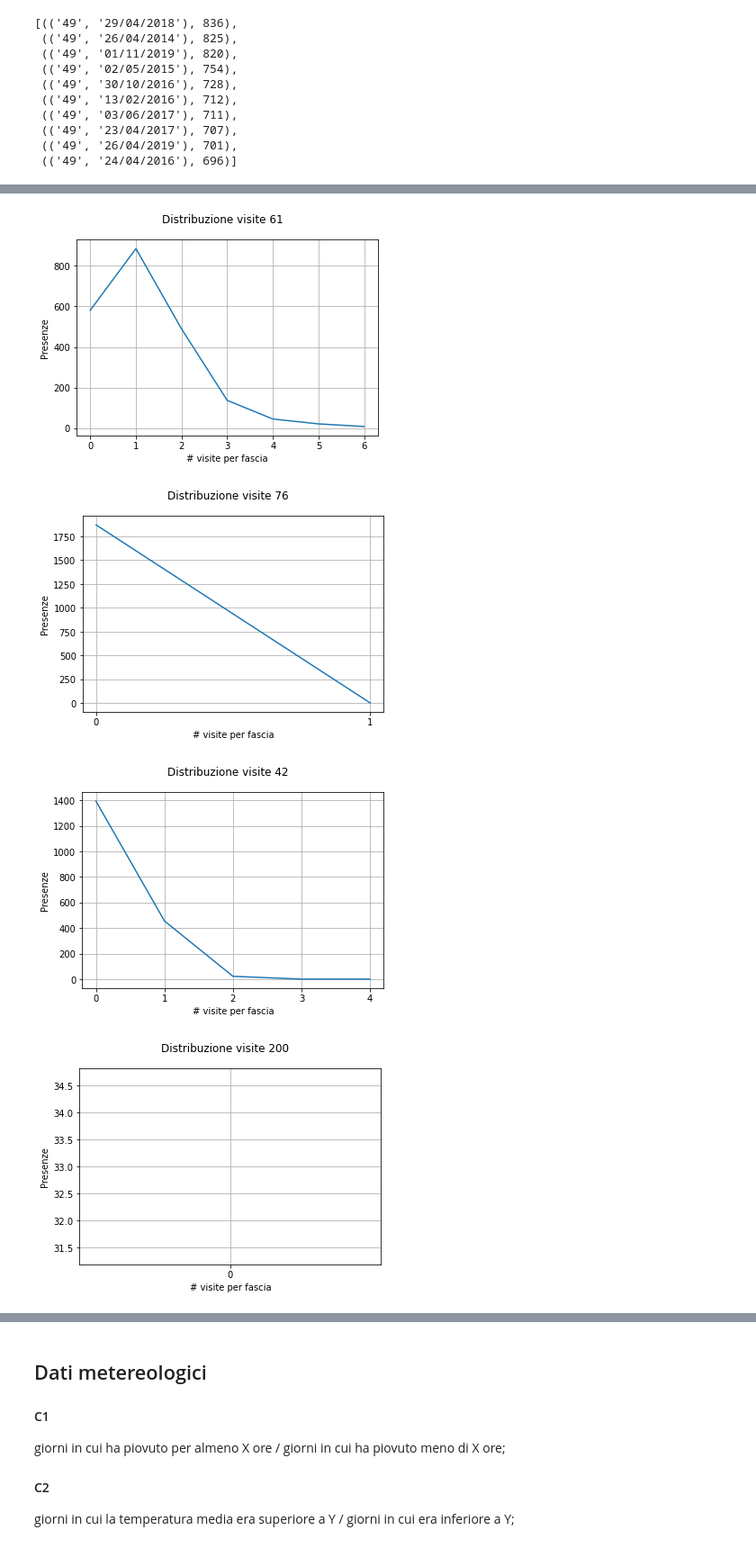
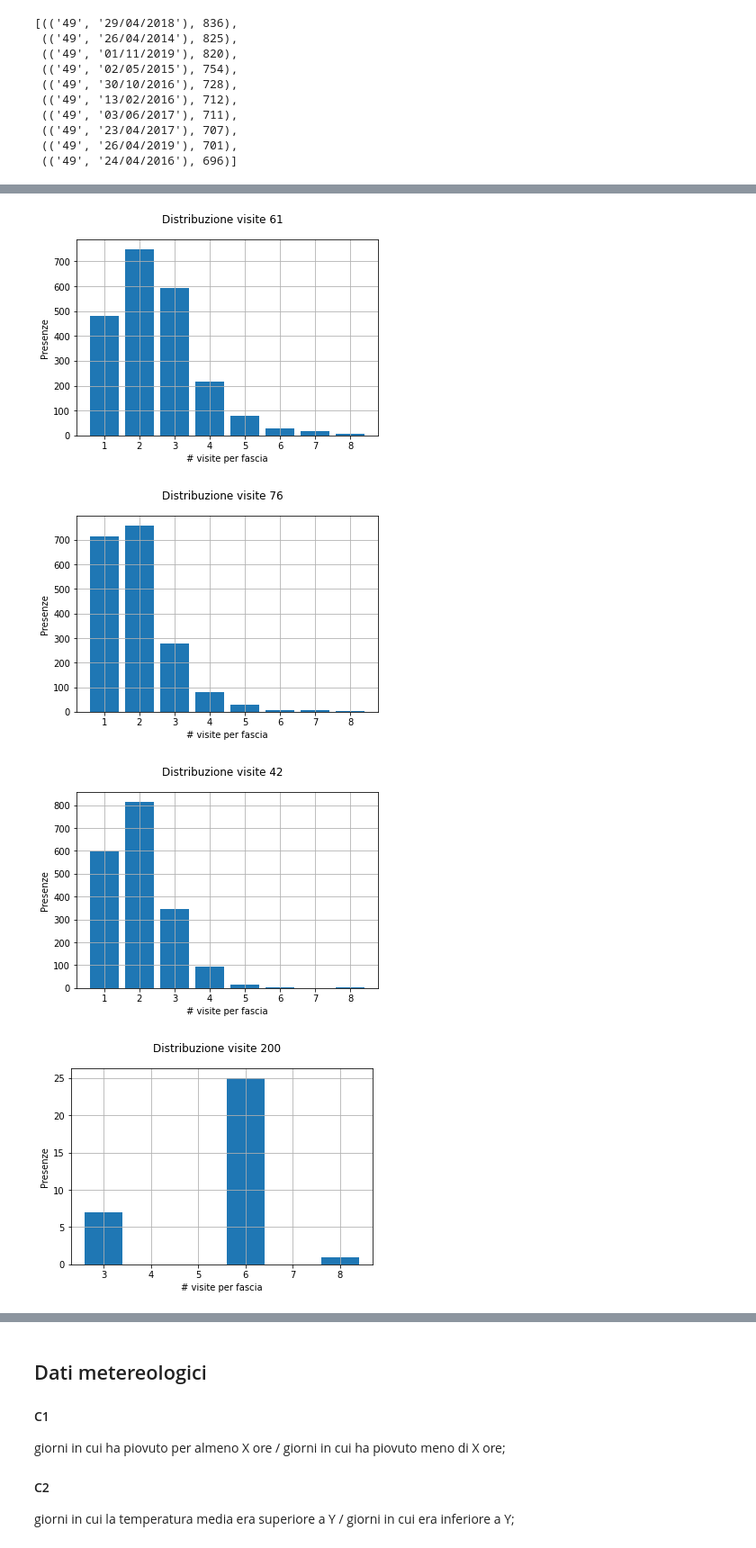
Before and after one commit to 4nnina/bigData_project, a Jupyter notebook: consegna.ipynb, the cells around one changed output, grey strips where cells are left out. Shown: that part at 90% size. Drawn from its saved outputs; the diff is of its cells as text; code cells hidden in the pictures.

```diff
--- a/consegna.ipynb
+++ b/consegna.ipynb
@@ -176,36 +176,42 @@ print(poi_list)
 ['61', '76', '42', '200', '63', '202', '59', '52', '58', '62', '71', '201', '54', '75', '49']
 # %%
-def get_fascia(presenza, max_p, min_p):
-    return fascia
+n_fasce = 8
+
+def get_fascia(presenza, max_p):
+    if max_p == presenza:
+        return n_fasce
+    fascia = max_p/n_fasce
+    return int(presenza/fascia) + 1
 
 for poi in poi_list:
     count_per_poi = count_daily_visit.filter(lambda x: x[0][0] == poi)\
-                    .map(lambda x: (x[0][1],x[1]))
+                                    .map(lambda x: (x[0][1],int(x[1]))) #.map(lambda x: int(x[1]))
+
     #print(count_per_poi.take(10))
-    #max_pres = count_per_poi.
-    #min_pres =
-    count_visit = count_per_poi.map(lambda x: (int(int(x[1])/100), 1))\
+    list_presenze = count_per_poi.map(lambda x : x[1])
+    max_pres = list_presenze.takeOrdered(1, key=lambda x : -x)
+
+
+    count_visit = count_per_poi.map(lambda x: (get_fascia(x[1],max_pres[0]), 1))\
                                 .reduceByKey(lambda a,b: a+b)\
                                 .sortByKey()\
                                 .collect()
 
 
     #print(count_visit)
     presenze = [ x[1] for x in count_visit]
+    fascia = [ x[0] for x in count_visit]
 
-    x_indexes = list(range(0,len(count_visit)))
-    x_labels = [x[0] for x in count_visit]
-
-    plt.xticks(x_indexes, x_labels)
+    x_labels = [x[0]+1 for x in count_visit]
 
     plt.suptitle('Distribuzione visite {}'.format(poi))
     plt.xlabel('# visite per fascia')
     plt.ylabel('Presenze')
     plt.grid()
-    plt.plot(presenze)
+    plt.bar(fascia,presenze)
     plt.show()
 # %% [output]
-[figure, old version]
+[figure, new version]
-[figure, old version]
+[figure, new version]
-[figure, old version]
+[figure, new version]
-[figure, old version]
+[figure, new version]
```
Also changed, not shown: parts of 4 cells of this notebook.
